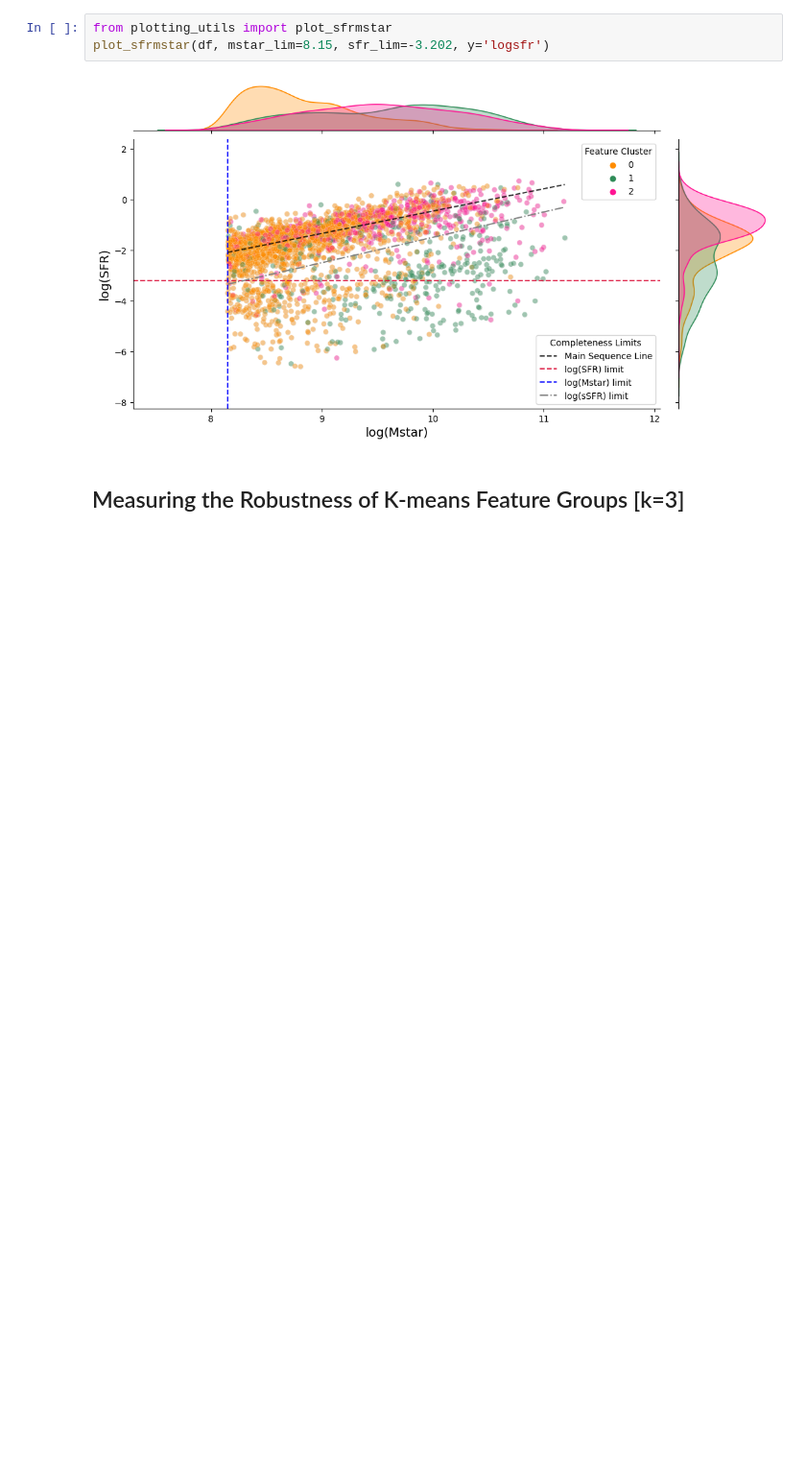
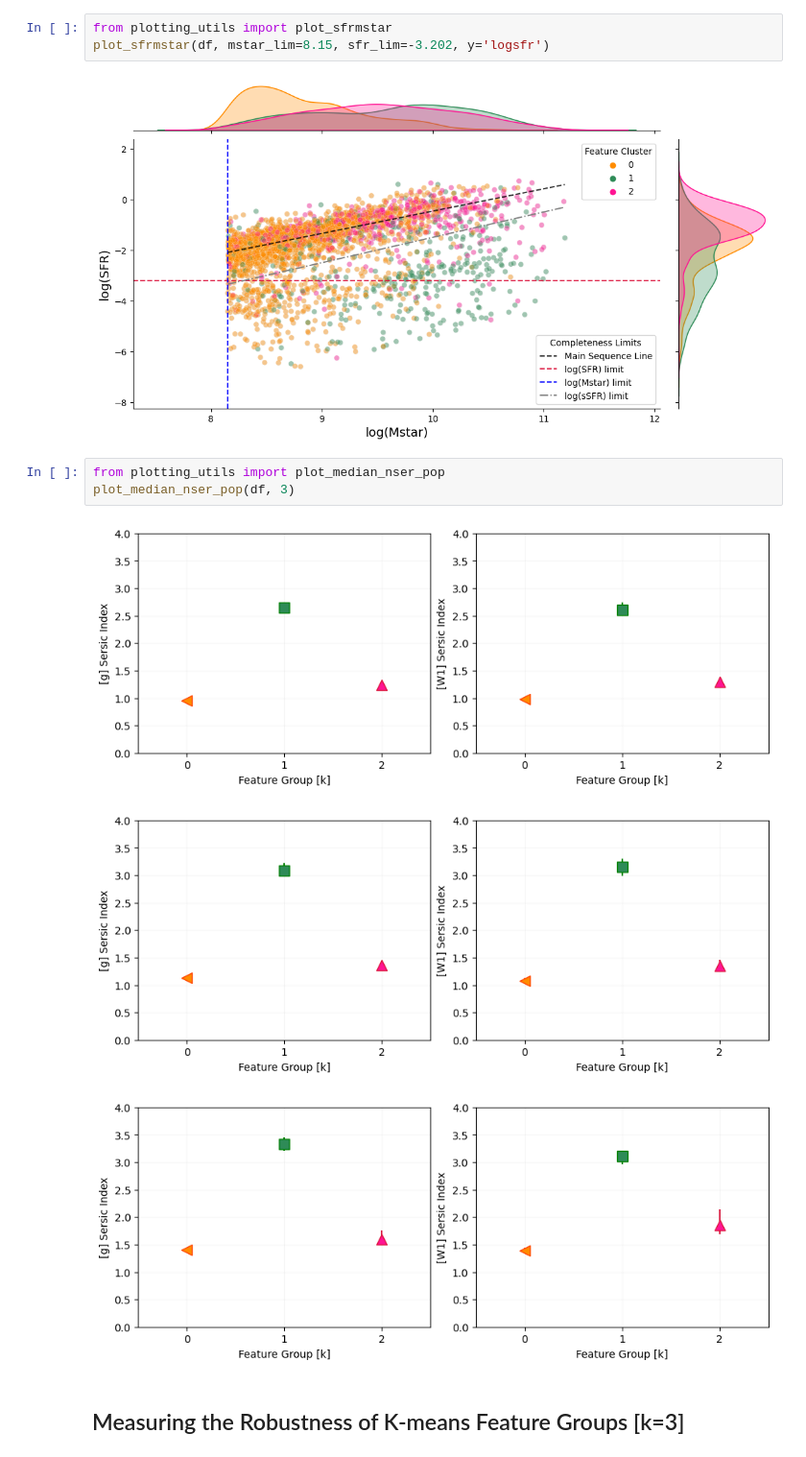
Before and after one commit to gammaspire/machine-learning, a Jupyter notebook: galaxy_feature_clustering/feature_clustering.ipynb, the cells around one changed output. Shown at 96% size. Saved outputs shown, nothing was run; the diff lists cells and outputs as text; blank space fills up the shorter version.

```diff
--- a/galaxy_feature_clustering/feature_clustering.ipynb
+++ b/galaxy_feature_clustering/feature_clustering.ipynb
@@ -177,6 +177,13 @@ from plotting_utils import plot_sfrmstar
 plot_sfrmstar(df, mstar_lim=8.15, sfr_lim=-3.202, y='logsfr')
 # %% [output]
 [figure]
+# %%
+from plotting_utils import plot_median_nser_pop
+plot_median_nser_pop(df, 3)
+# %% [output]
+[figure, added]
+[figure, added]
+[figure, added]
 # %% [markdown]
 ## Measuring the Robustness of K-means Feature Groups [k=3]
 # %% [markdown]
```
Also changed, not shown: parts of 9 cells of this notebook, 5 other files.
